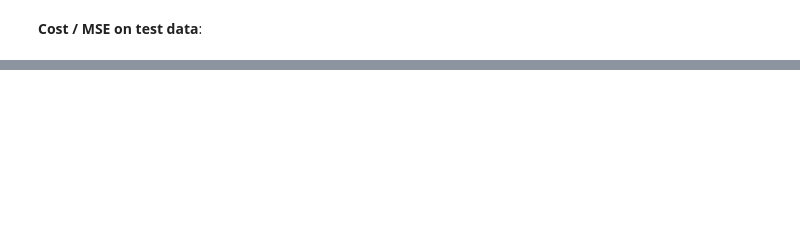
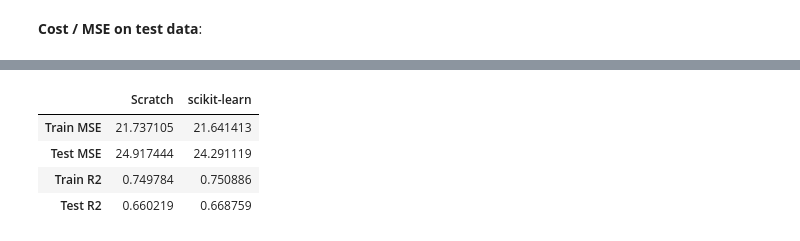
Before and after one commit to Ersatz-xD/ml-supervised, a Jupyter notebook: linear_regression/boston_housing.ipynb, the cells around one changed output, grey strips where cells are left out. Drawn from its saved outputs; the diff is of its cells as text; code cells hidden in the pictures; blank space fills up the shorter version.

```diff
--- a/linear_regression/boston_housing.ipynb
+++ b/linear_regression/boston_housing.ipynb
@@ -367,0 +422,32 @@ plt.show()
+# %%
+# Predictions from scratch model
+y_train_pred_scratch = [f_wb(x, w_final, b_final) for x in X_train_scaled]
+y_test_pred_scratch = [f_wb(x, w_final, b_final) for x in X_test_scaled]
+
+# Predictions from scikit-learn model
+y_train_pred_skl = lr_model.predict(X_train_scaled)
+y_test_pred_skl = lr_model.predict(X_test_scaled)
+
+
+metrics = {
+    "Scratch": {
+        "Train MSE": mean_squared_error(y_train, y_train_pred_scratch),
+        "Test MSE": mean_squared_error(y_test, y_test_pred_scratch),
+        "Train R2": r2_score(y_train, y_train_pred_scratch),
+        "Test R2": r2_score(y_test, y_test_pred_scratch)
+    },
+    "scikit-learn": {
+        "Train MSE": mean_squared_error(y_train, y_train_pred_skl),
+        "Test MSE": mean_squared_error(y_test, y_test_pred_skl),
+        "Train R2": r2_score(y_train, y_train_pred_skl),
+        "Test R2": r2_score(y_test, y_test_pred_skl)
+    }
+}
+
+pd.DataFrame(metrics)
+# %% [output]
+|  | Scratch | scikit-learn |
+| Train MSE | 21.737105 | 21.641413 |
+| Test MSE | 24.917444 | 24.291119 |
+| Train R2 | 0.749784 | 0.750886 |
+| Test R2 | 0.660219 | 0.668759 |
```
Also changed, not shown: parts of 27 cells of this notebook.
